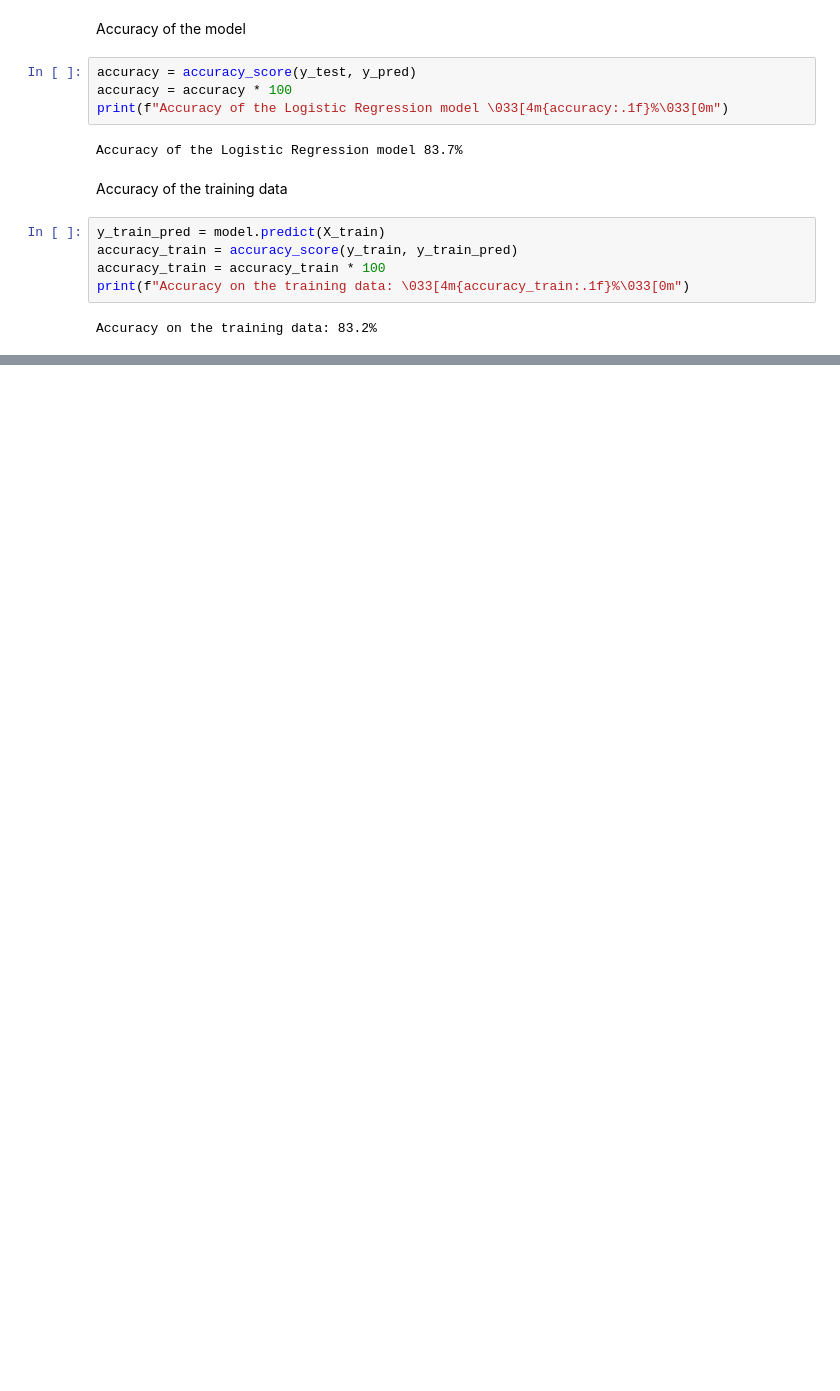
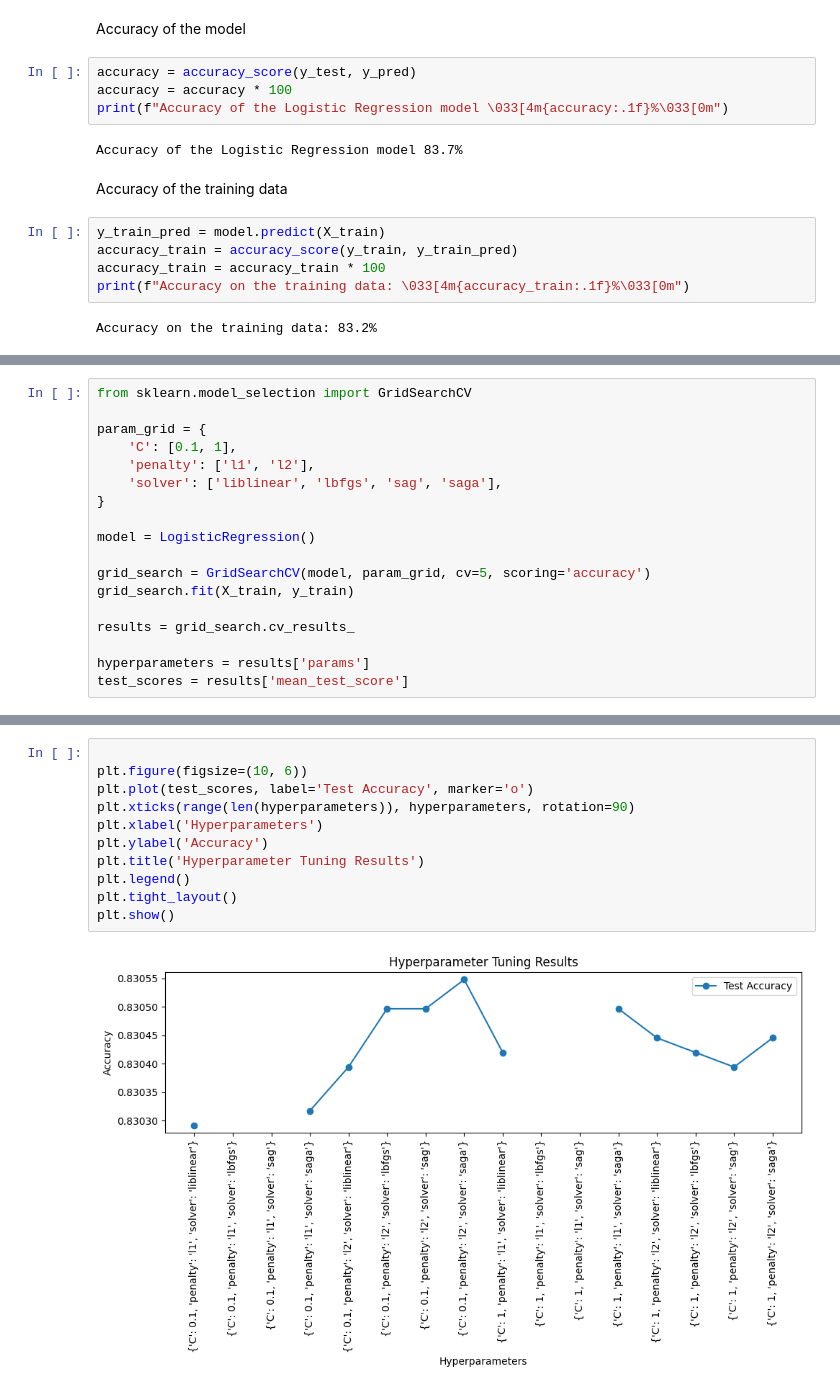
Before and after one commit to paez49/Adult-income, a Jupyter notebook: main.ipynb, the cells around one changed output, grey strips where cells are left out. Drawn from its saved outputs; the diff is of its cells as text; blank space fills up the shorter version.

Commit message:
add testing different hyperparameters

```diff
--- a/main.ipynb
+++ b/main.ipynb
@@ -546,0 +549,18 @@ Accuracy on the training data: 83.2%
+# %%
+from sklearn.model_selection import GridSearchCV
+
+param_grid = {
+    'C': [0.1, 1],
+    'penalty': ['l1', 'l2'],
+    'solver': ['liblinear', 'lbfgs', 'sag', 'saga'],
+}
+
+model = LogisticRegression()
+
+grid_search = GridSearchCV(model, param_grid, cv=5, scoring='accuracy')
+grid_search.fit(X_train, y_train)
+
+results = grid_search.cv_results_
+
+hyperparameters = results['params']
+test_scores = results['mean_test_score']
@@ -546,0 +585,13 @@ Accuracy on the training data: 83.2%
+# %%
+
+plt.figure(figsize=(10, 6))
+plt.plot(test_scores, label='Test Accuracy', marker='o')
+plt.xticks(range(len(hyperparameters)), hyperparameters, rotation=90)
+plt.xlabel('Hyperparameters')
+plt.ylabel('Accuracy')
+plt.title('Hyperparameter Tuning Results')
+plt.legend()
+plt.tight_layout()
+plt.show()
+# %% [output]
+[figure, added]
```
Also changed, not shown: parts of 2 cells of this notebook.
